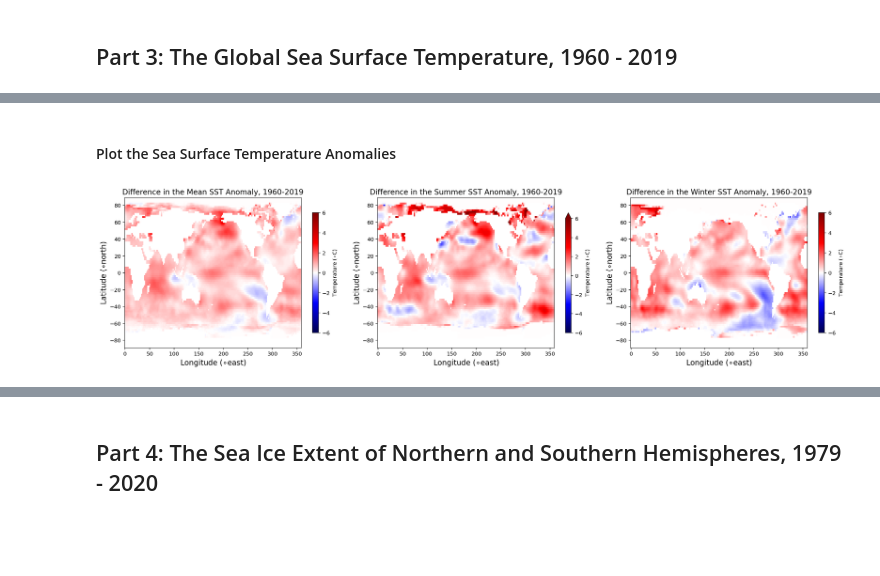
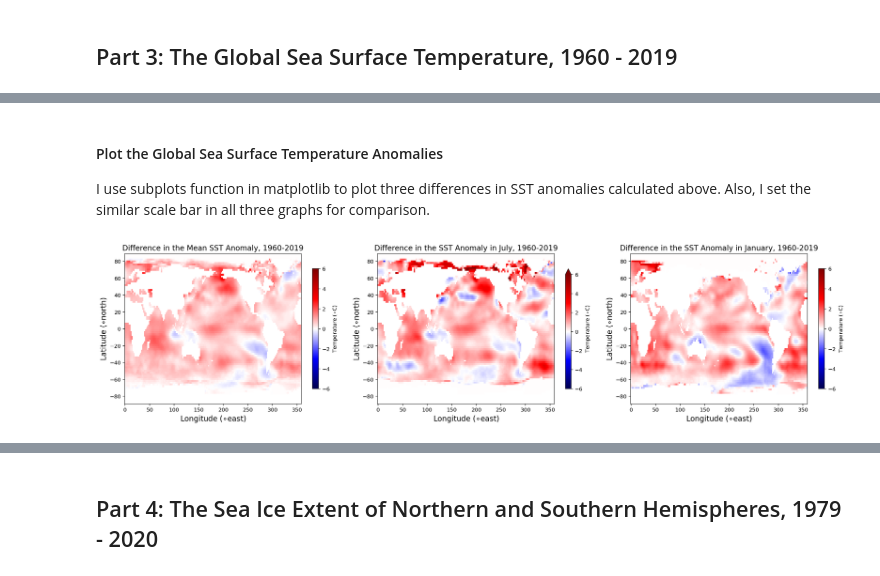
Before and after one commit to hdl2115/rces-final-project, a Jupyter notebook: Final_Project.ipynb, the cells around one changed output, grey strips where cells are left out. Saved outputs shown, nothing was run; the diff lists cells and outputs as text; code cells hidden in the pictures; blank space fills up the shorter version.

```diff
--- a/Final_Project.ipynb
+++ b/Final_Project.ipynb
@@ -256,30 +322,32 @@ ds12_diff = ds2_m - ds1_m
 # Calculate the difference in the SST anomalies in summer and winter time between 1960 and 2019
 summer_diff = (ds_anom.sel(time='2019-07-01') - ds_anom.sel(time='1960-07-01'))
 winter_diff = (ds_anom.sel(time='2019-01-01') - ds_anom.sel(time='1960-01-01'))
-# %% [markdown]
-#### Plot the Sea Surface Temperature Anomalies
+# %% [markdown]
+#### Plot the Global Sea Surface Temperature Anomalies
+
+I use subplots function in matplotlib to plot three differences in SST anomalies calculated above. Also, I set the similar scale bar in all three graphs for comparison.
 # %%
 # Plot the SST Anomaly in the period 1960-2019
 
 fig, axes = plt.subplots(ncols = 3, figsize= (20,5))
 
 ds12_diff.plot(ax = axes[0], cbar_kwargs = {'shrink': 0.8, 'label':'Temperature ($\circ$C)'}, cmap = 'seismic', vmin = -6, vmax = 6)
 axes[0].set_title('Difference in the Mean SST Anomaly, 1960-2019', size = 14)
 axes[0].set_xlabel('Longitude ($\circ$east)', size = 14)
 axes[0].set_ylabel('Latitude ($\circ$north)', size = 14)
 
 
 summer_diff.sst.plot(ax = axes[1], cbar_kwargs = {'shrink': 0.8, 'label':'Temperature ($\circ$C)'}, cmap = 'seismic', vmin = -6, vmax =6)
-axes[1].set_title('Difference in the Summer SST Anomaly, 1960-2019', size = 14)
+axes[1].set_title('Difference in the SST Anomaly in July, 1960-2019', size = 14)
 axes[1].set_xlabel('Longitude ($\circ$east)', size = 14)
 axes[1].set_ylabel('Latitude ($\circ$north)', size = 14)
 
 winter_diff.sst.plot(ax = axes[2], cbar_kwargs = {'shrink': 0.8, 'label':'Temperature ($\circ$C)'}, cmap = 'seismic',  vmin = -6, vmax =6)
-axes[2].set_title('Difference in the Winter SST Anomaly, 1960-2019', size = 14)
+axes[2].set_title('Difference in the SST Anomaly in January, 1960-2019', size = 14)
 axes[2].set_xlabel('Longitude ($\circ$east)', size = 14)
 axes[2].set_ylabel('Latitude ($\circ$north)', size = 14)
 
 plt.tight_layout()
 plt.show()
 # %% [output]
-[figure, old version]
+[figure, new version]
```
Also changed, not shown: parts of 40 cells of this notebook, 1 other file.
